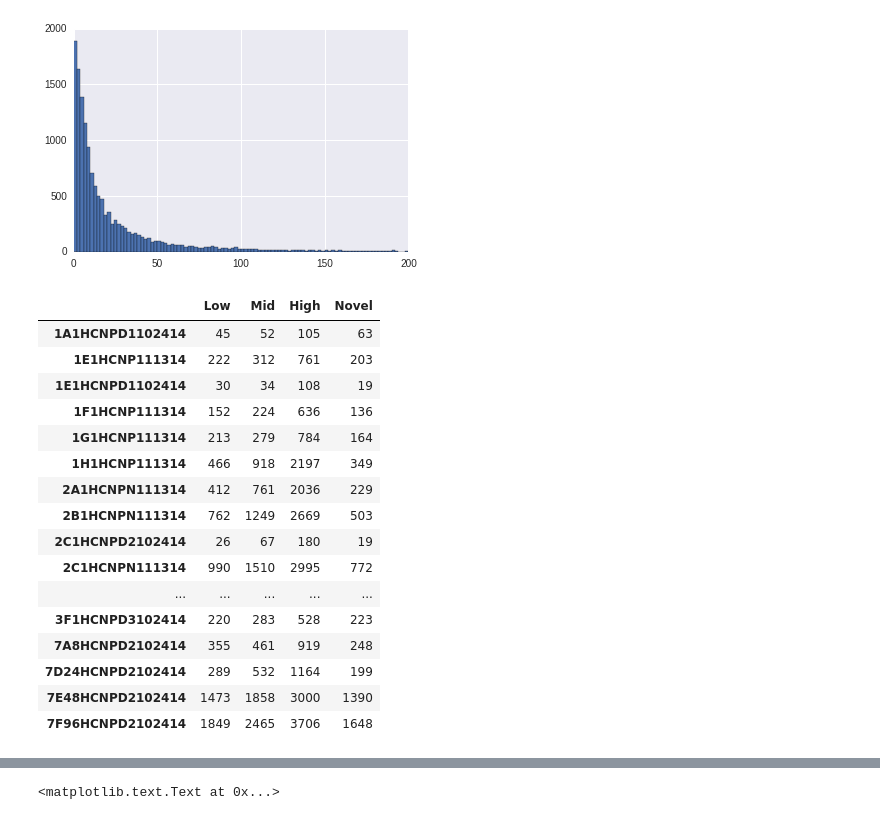
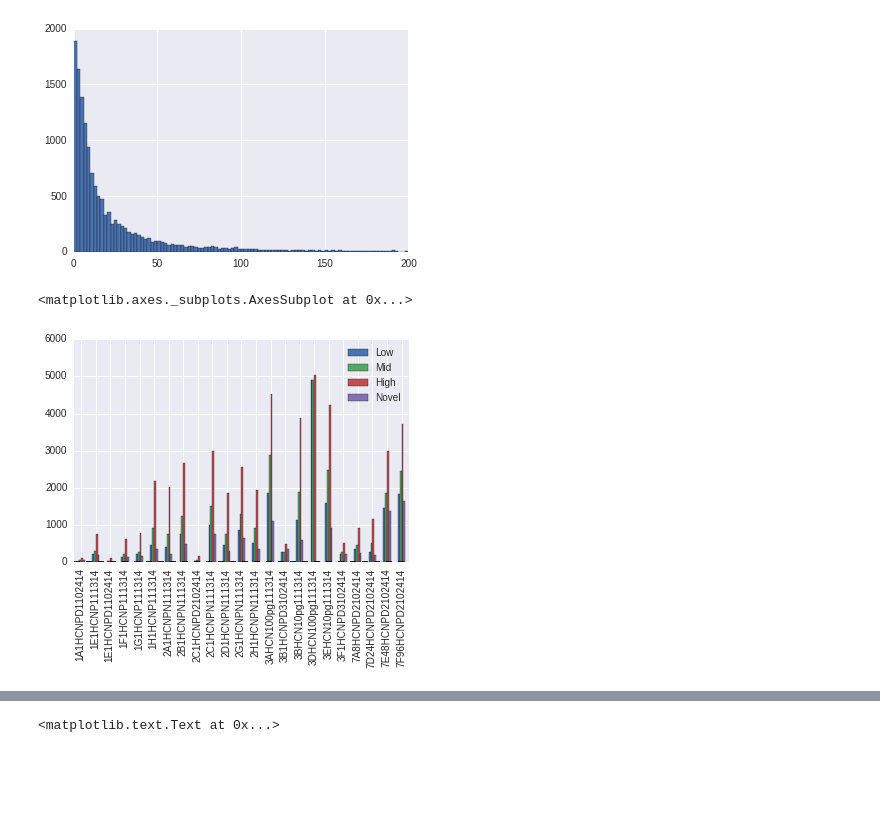
Before and after one commit to Schork-Lab/single-cell, a Jupyter notebook: ipython/allen_institute_meeting/diversity_expression.ipynb, the cells around one changed output, grey strips where cells are left out. Saved outputs shown, nothing was run; the diff lists cells and outputs as text; code cells hidden in the pictures; blank space fills up the shorter version.

```diff
--- a/ipython/allen_institute_meeting/diversity_expression.ipynb
+++ b/ipython/allen_institute_meeting/diversity_expression.ipynb
@@ -66,25 +69,10 @@ for sample in sample_tpms.columns:
 # %%
 expressed_df = pd.DataFrame(sample_number_expressed).T
 expressed_df.columns = ['Low', 'Mid', 'High', 'Novel']
-# %%
-expressed_df
-# %% [output]
-|  | Low | Mid | High | Novel |
-| 1A1HCNPD1102414 | 45 | 52 | 105 | 63 |
-| 1E1HCNP111314 | 222 | 312 | 761 | 203 |
-| 1E1HCNPD1102414 | 30 | 34 | 108 | 19 |
-| 1F1HCNP111314 | 152 | 224 | 636 | 136 |
-| 1G1HCNP111314 | 213 | 279 | 784 | 164 |
-| 1H1HCNP111314 | 466 | 918 | 2197 | 349 |
-| 2A1HCNPN111314 | 412 | 761 | 2036 | 229 |
-| 2B1HCNPN111314 | 762 | 1249 | 2669 | 503 |
-| 2C1HCNPD2102414 | 26 | 67 | 180 | 19 |
-| 2C1HCNPN111314 | 990 | 1510 | 2995 | 772 |
-| ... | ... | ... | ... | ... |
-| 3F1HCNPD3102414 | 220 | 283 | 528 | 223 |
-| 7A8HCNPD2102414 | 355 | 461 | 919 | 248 |
-| 7D24HCNPD2102414 | 289 | 532 | 1164 | 199 |
-| 7E48HCNPD2102414 | 1473 | 1858 | 3000 | 1390 |
-| 7F96HCNPD2102414 | 1849 | 2465 | 3706 | 1648 |
+# %%
+expressed_df.plot(kind='bar')
+# %% [output]
+<matplotlib.axes._subplots.AxesSubplot at 0x...>
+[figure, added]
 # %%
 percentage_df = expressed_df[['Low','Mid','High']].astype(float)/expressed_df[['Low','Mid','High']].ix[control]
```
Also changed, not shown: parts of 8 cells of this notebook.
